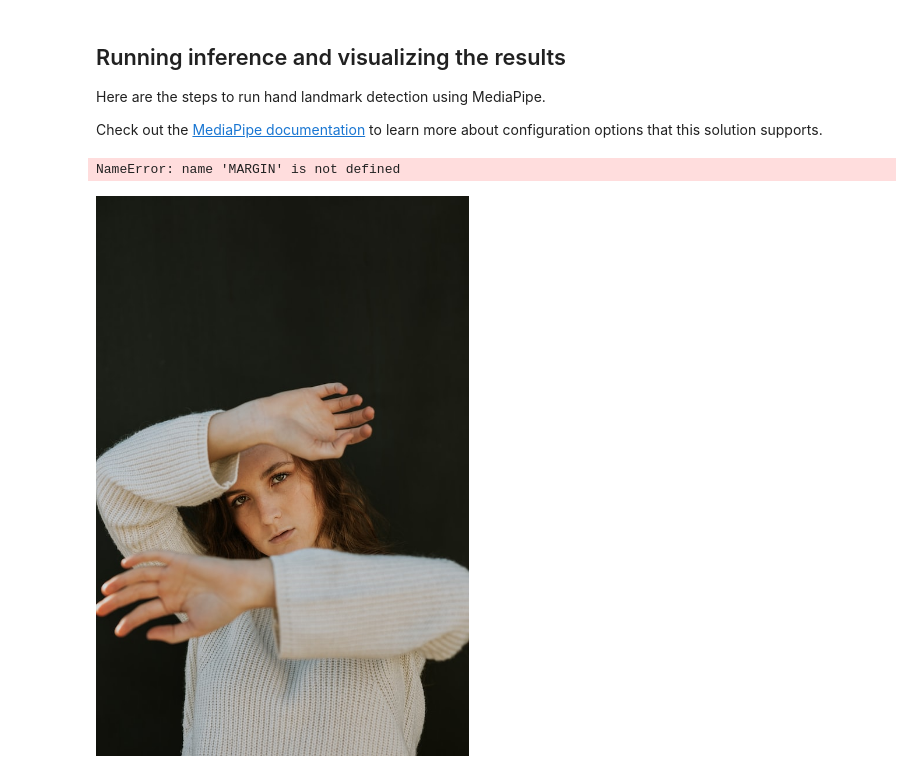
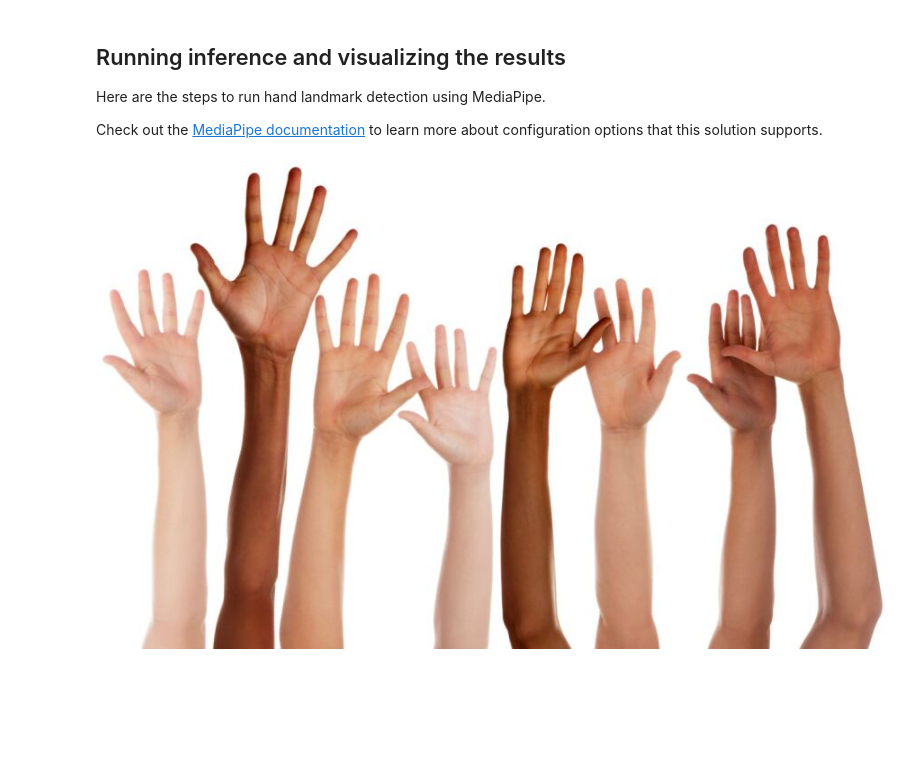
Before and after one commit to rgaguiar/search_biometric, a Jupyter notebook: hand_landmarker.ipynb, the cells around one changed output. Saved outputs shown, nothing was run; the diff lists cells and outputs as text; code cells hidden in the pictures; blank space fills up the shorter version.

```diff
--- a/hand_landmarker.ipynb
+++ b/hand_landmarker.ipynb
@@ -154,23 +135,0 @@ def draw_landmarks_on_image(rgb_image, detection_result):
-# %%
-# STEP 1: Import the necessary modules.
-import mediapipe as mp
-from mediapipe.tasks import python
-from mediapipe.tasks.python import vision
-
-# STEP 2: Create an HandLandmarker object.
-base_options = python.BaseOptions(model_asset_path='hand_landmarker.task')
-options = vision.HandLandmarkerOptions(base_options=base_options,
-                                       num_hands=2)
-detector = vision.HandLandmarker.create_from_options(options)
-
-# STEP 3: Load the input image.
-image = mp.Image.create_from_file("image.jpg")
-
-# STEP 4: Detect hand landmarks from the input image.
-detection_result = detector.detect(image)
-
-# STEP 5: Process the classification result. In this case, visualize it.
-annotated_image = draw_landmarks_on_image(image.numpy_view(), detection_result)
-cv2_imshow(cv2.cvtColor(annotated_image, cv2.COLOR_RGB2BGR))
-# %% [output]
-NameError: name 'MARGIN' is not defined
@@ -226,13 +181,14 @@ def draw_landmarks_on_image(rgb_image, detection_result):
 # %%
 !wget -q -O image.jpg https://storage.googleapis.com/mediapipe-tasks/hand_landmarker/woman_hands.jpg
 
 import cv2
 from google.colab.patches import cv2_imshow
 
-img = cv2.imread("image.jpg")
+# img = cv2.imread("image.jpg")
+img = cv2.imread("/content/8hands.jpg")
 cv2_imshow(img)
 # %% [output]
-[figure, old version]
+[figure, new version]
 # %%
 # STEP 1: Import the necessary modules.
 import mediapipe as mp
```
Also changed, not shown: parts of 6 cells of this notebook.
